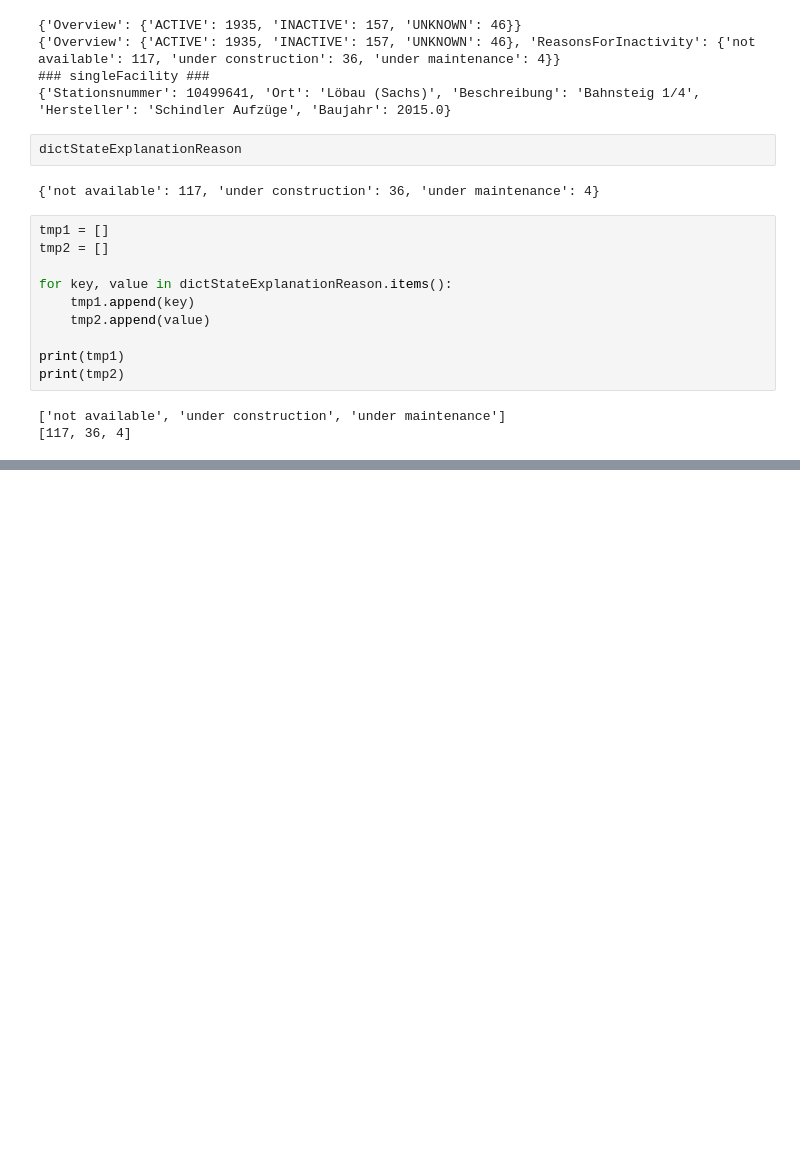
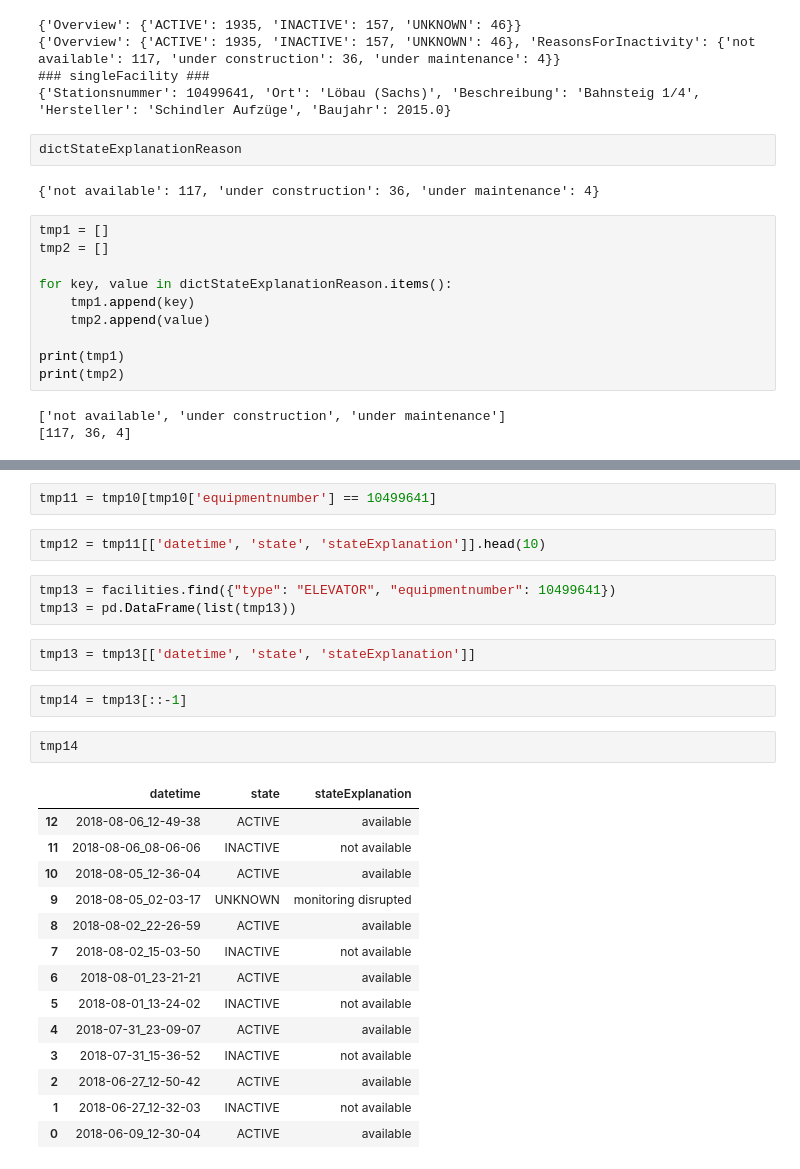
Before and after one commit to JoshPrim/EVA-Projekt, a Jupyter notebook: Testberechnungen.ipynb, the cells around one changed output, grey strips where cells are left out. Saved outputs shown, nothing was run; the diff lists cells and outputs as text; blank space fills up the shorter version.

```diff
--- a/Testberechnungen.ipynb
+++ b/Testberechnungen.ipynb
@@ -457,0 +534,28 @@ print(tmp2)
+# %%
+tmp11 = tmp10[tmp10['equipmentnumber'] == 10499641]
+# %%
+tmp12 = tmp11[['datetime', 'state', 'stateExplanation']].head(10)
+# %%
+tmp13 = facilities.find({"type": "ELEVATOR", "equipmentnumber": 10499641})
+tmp13 = pd.DataFrame(list(tmp13))
+# %%
+tmp13 = tmp13[['datetime', 'state', 'stateExplanation']]
+# %%
+tmp14 = tmp13[::-1]
+# %%
+tmp14
+# %% [output]
+|  | datetime | state | stateExplanation |
+| 12 | 2018-08-06_12-49-38 | ACTIVE | available |
+| 11 | 2018-08-06_08-06-06 | INACTIVE | not available |
+| 10 | 2018-08-05_12-36-04 | ACTIVE | available |
+| 9 | 2018-08-05_02-03-17 | UNKNOWN | monitoring disrupted |
+| 8 | 2018-08-02_22-26-59 | ACTIVE | available |
+| 7 | 2018-08-02_15-03-50 | INACTIVE | not available |
+| 6 | 2018-08-01_23-21-21 | ACTIVE | available |
+| 5 | 2018-08-01_13-24-02 | INACTIVE | not available |
+| 4 | 2018-07-31_23-09-07 | ACTIVE | available |
+| 3 | 2018-07-31_15-36-52 | INACTIVE | not available |
+| 2 | 2018-06-27_12-50-42 | ACTIVE | available |
+| 1 | 2018-06-27_12-32-03 | INACTIVE | not available |
+| 0 | 2018-06-09_12-30-04 | ACTIVE | available |
```
Also changed, not shown: parts of 11 cells of this notebook, 12 other files.
